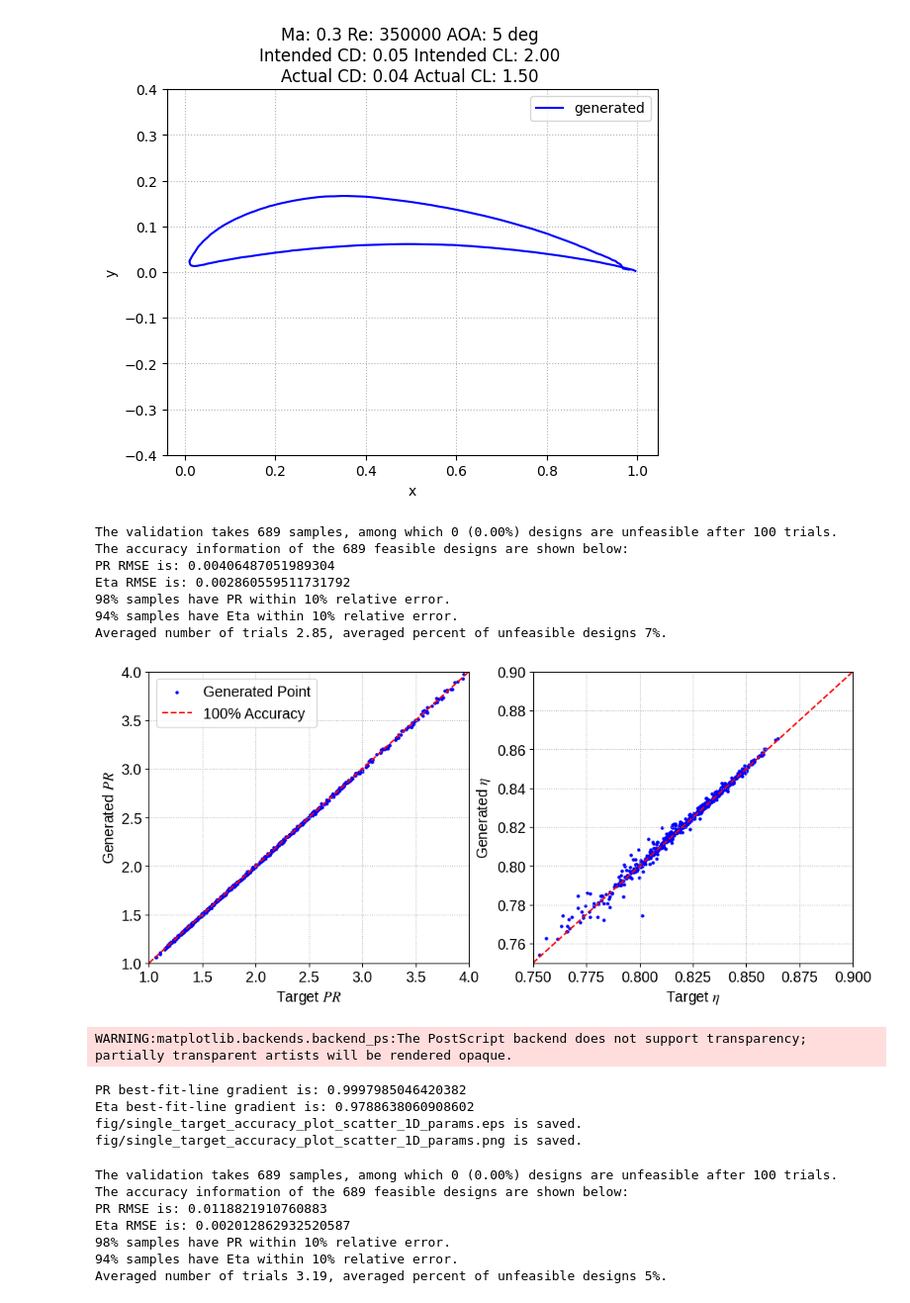
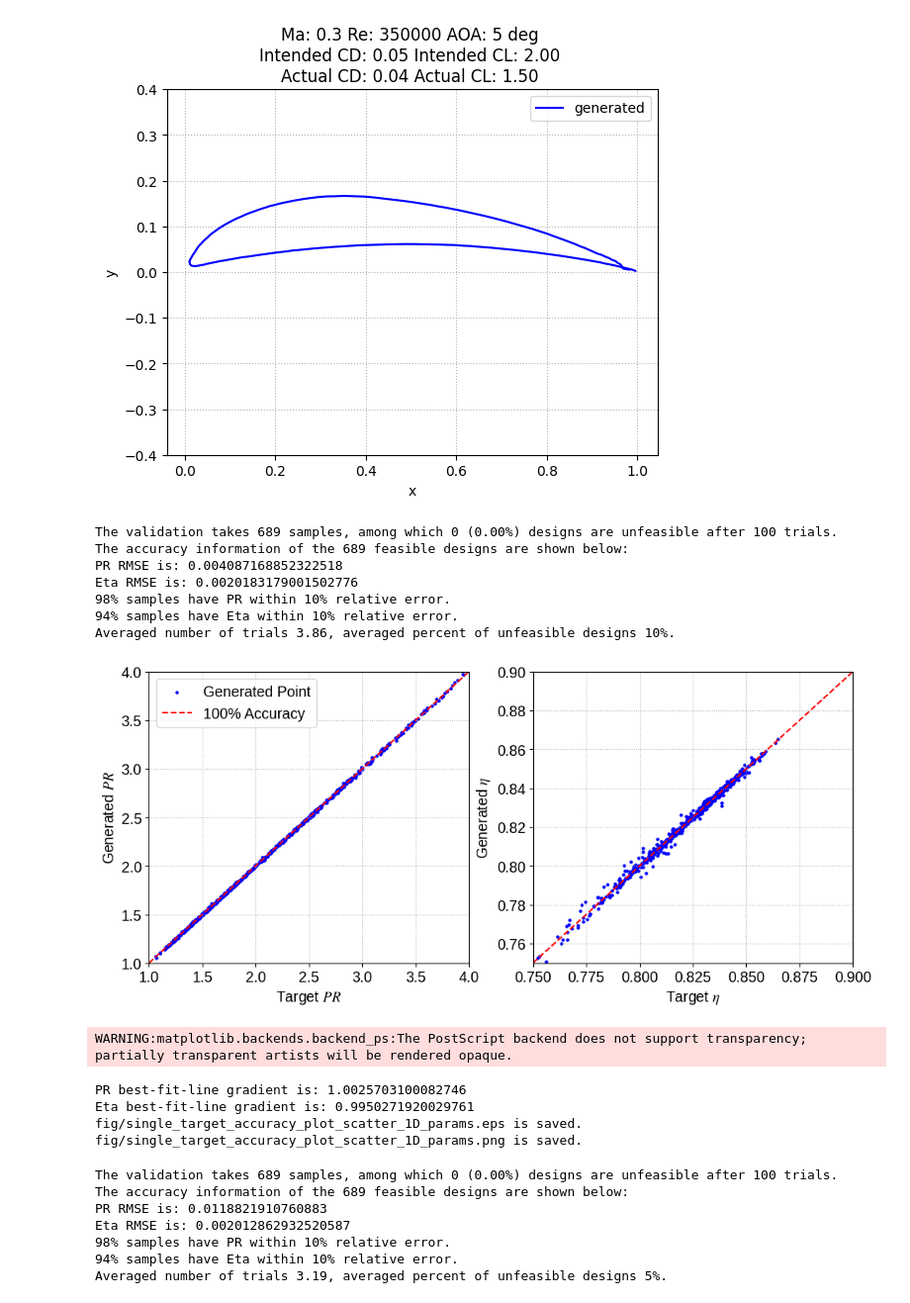
Before and after one commit to Yingfangeng/Diffusion_based_2DAirfoil_Generation, a Jupyter notebook: model_deployment.ipynb, the cells around one changed output. Shown at 99% size. Cells and saved outputs as stored; diff of their text form; code cells hidden in the pictures.

```diff
--- a/model_deployment.ipynb
+++ b/model_deployment.ipynb
@@ -530,21 +530,21 @@ Total parameters: 61,785,986
 18 sampling steps
 [figure]
 # %%
-validation_accuracy(model_config_path='mdl_hyperparams/1D_params_unet_100.yaml',
-                    file_name = 'mdl_validation/1D_params_ResNet_UNet_64_5_4_with_100_epochs_1_data.csv',
+validation_accuracy(model_config_path='mdl_hyperparams/1D_params_unet_90.yaml',
+                    file_name = 'mdl_validation/1D_params_ResNet_UNet_64_5_4_with_100_epochs_0.9_data.csv',
                     band = 0.1, mode = 'scatter', CL_axis_min=1, CL_axis_max=4, CD_axis_min=0.75, CD_axis_max=0.9)
 # %% [output]
 The validation takes 689 samples, among which 0 (0.00%) designs are unfeasible after 100 trials.
 The accuracy information of the 689 feasible designs are shown below:
-PR RMSE is: 0.00406487051989304
-Eta RMSE is: 0.002860559511731792
+PR RMSE is: 0.004087168852322518
+Eta RMSE is: 0.0020183179001502776
 98% samples have PR within 10% relative error.
 94% samples have Eta within 10% relative error.
-Averaged number of trials 2.85, averaged percent of unfeasible designs 7%.
+Averaged number of trials 3.86, averaged percent of unfeasible designs 10%.
-[figure, old version]
+[figure, new version]
 WARNING:matplotlib.backends.backend_ps:The PostScript backend does not support transparency; partially transparent artists will be rendered opaque.
-PR best-fit-line gradient is: 0.9997985046420382
-Eta best-fit-line gradient is: 0.9788638060908602
+PR best-fit-line gradient is: 1.0025703100082746
+Eta best-fit-line gradient is: 0.9950271920029761
 fig/single_target_accuracy_plot_scatter_1D_params.eps is saved.
 fig/single_target_accuracy_plot_scatter_1D_params.png is saved.
 # %%
```
